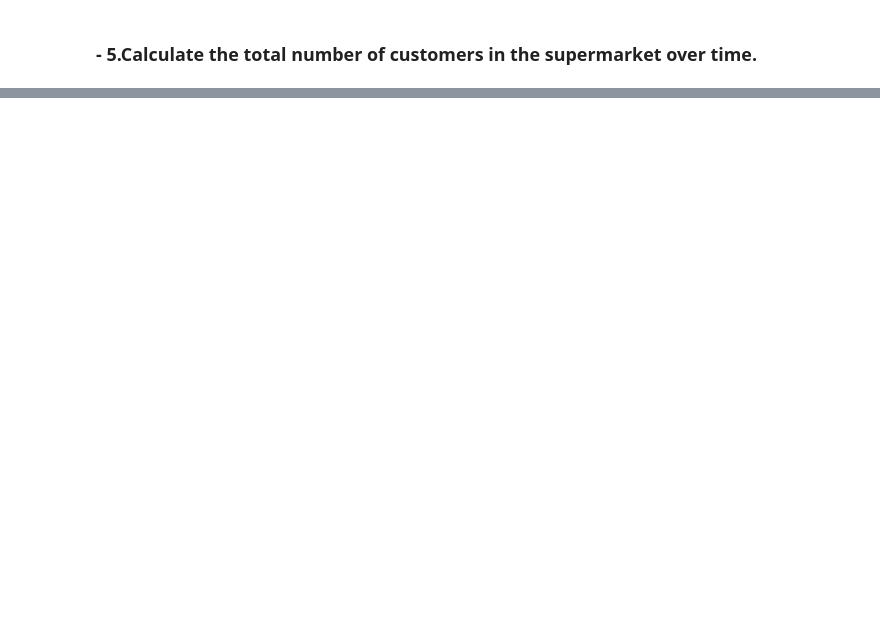
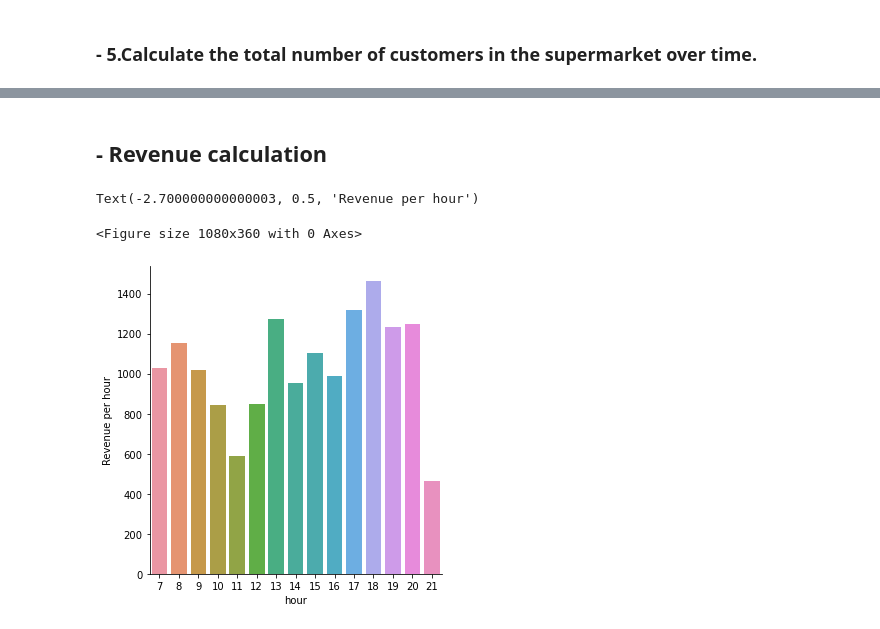
Before and after one commit to rashed2940/Marchov_chain_proj, a Jupyter notebook: Exploraotry_Data_Analysis.ipynb, the cells around one changed output, grey strips where cells are left out. Drawn from its saved outputs; the diff is of its cells as text; code cells hidden in the pictures; blank space fills up the shorter version.

```diff
--- a/Exploraotry_Data_Analysis.ipynb
+++ b/Exploraotry_Data_Analysis.ipynb
@@ -141,0 +108,13 @@ hour
+# %% [markdown]
+## - Revenue calculation
+# %%
+#Revenue per hour
+plt.figure(figsize=(15,5))
+df_revenue_hour = df.groupby('hour').agg({"price": 'sum'})
+df_revenue_hour.reset_index(inplace=True)
+sns.catplot(x='hour',y='price', data=df_revenue_hour, kind='bar')
+plt.ylabel('Revenue per hour')
+# %% [output]
+Text(-2.700000000000003, 0.5, 'Revenue per hour')
+<Figure size 1080x360 with 0 Axes>
+[figure, added]
```
Also changed, not shown: parts of 29 cells of this notebook, 2 other files.
